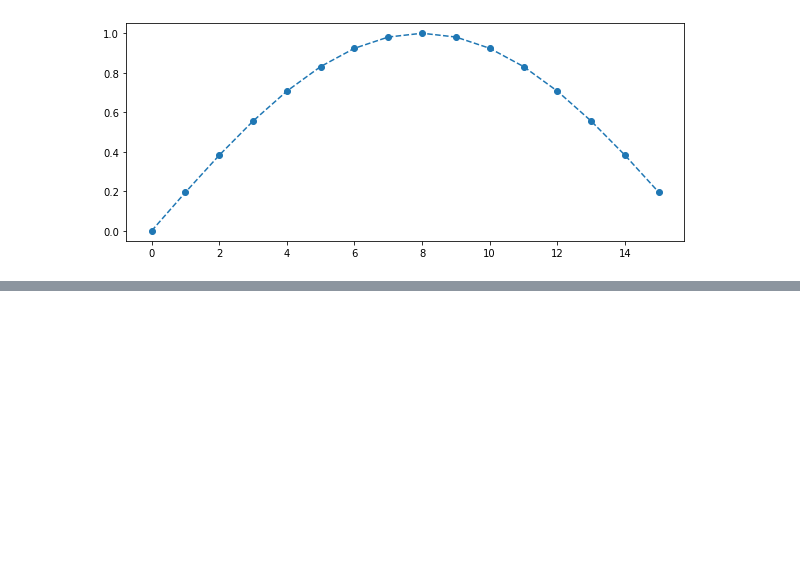
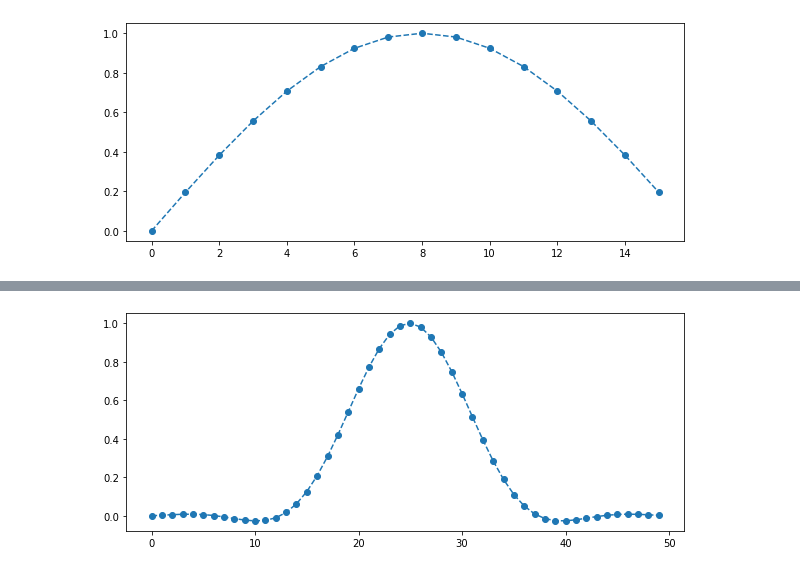
Before and after one commit to jonathancagua/PDS, a Jupyter notebook: CURSO/1_TP3.ipynb, the cells around one changed output, grey strips where cells are left out. Cells and saved outputs as stored; diff of their text form; code cells hidden in the pictures; blank space fills up the shorter version.

```diff
--- a/CURSO/1_TP3.ipynb
+++ b/CURSO/1_TP3.ipynb
@@ -109,14 +109,3 @@ plt.plot(td, pulso_seno, '--o')
 # %% [output]
 [<matplotlib.lines.Line2D at 0x...>]
 [figure]
-# %%
-
-beta = 0.15
-sps = 8
-Ts = sps # Assume sample rate is 1 Hz, so sample period is 1, so *symbol* period is 8
-t = np.arange(-50, 51) # remember it's not inclusive of final number
-h = 1/Ts*np.sinc(t/Ts) * np.cos(np.pi*beta*t/Ts) / (1 - (2*beta*t/Ts)**2)
-plt.figure(1)
-plt.plot(t, h, '.')
-plt.grid(True)
-plt.show()
@@ -124,0 +115,20 @@ plt.show()
+# %%
+def cose_elev(period, beta, time):
+    umbral = period / (2 * beta)
+    beta_time = beta * time
+    if (time == umbral) or (time == -umbral):
+        return (np.pi / (4 * period)) * np.sinc(1/(beta * 2))
+    else:
+        b = (1 / period)*(np.sinc((time / period)))
+        c = (np.cos((np.pi * beta_time) / period))/(1 - ((2 * beta_time) / period)**2)
+        return b * c
+
+pulso_coseno_elev = []
+range_ = 2*M
+td = np.linspace(-range_, range_ - 1)# remember it's not inclusive of final number
+for bit in td:
+    pulso_coseno_elev.append(cose_elev(1,1,bit/M))
+plt.plot(pulso_coseno_elev, '--o')
+plt.show()
+# %% [output]
+[figure, added]
```
Also changed, not shown: parts of 12 cells of this notebook.
